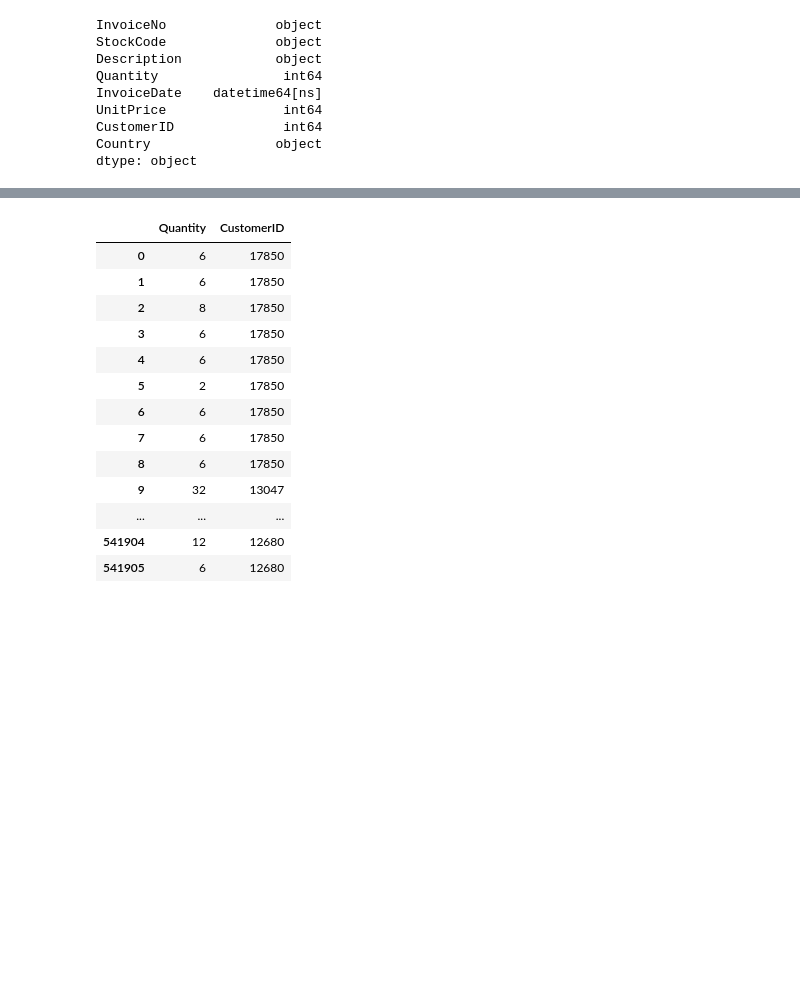
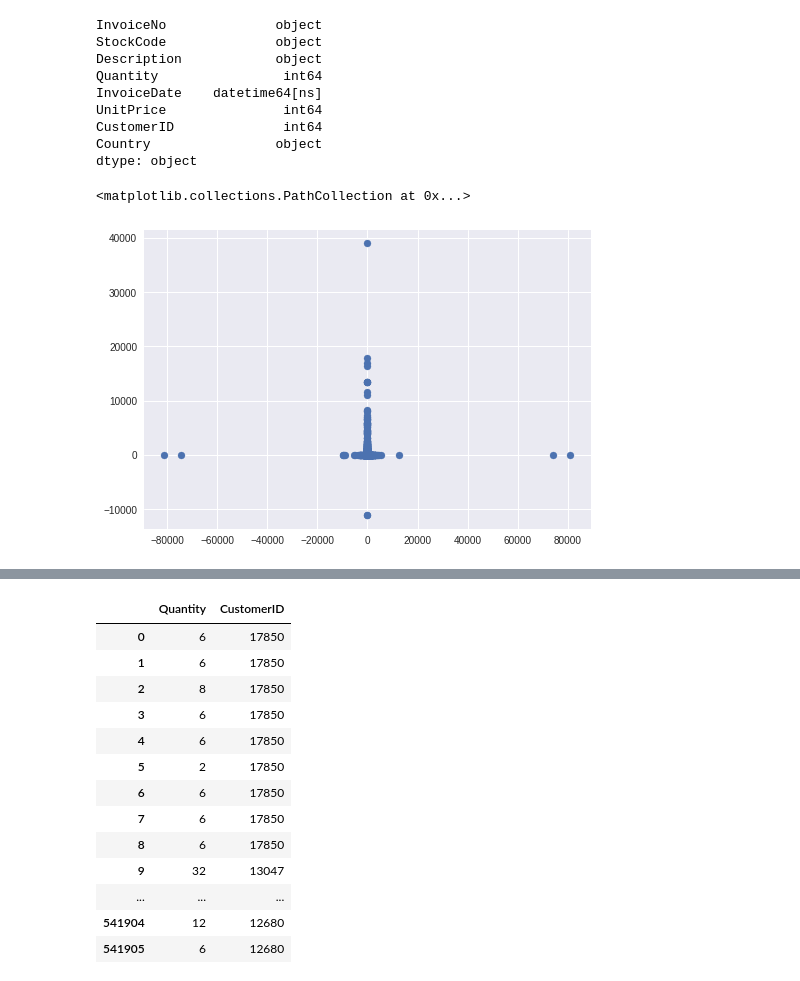
Before and after one commit to anny17/online-retail-dataset, a Jupyter notebook: KNN.ipynb, the cells around one changed output, grey strips where cells are left out. Cells and saved outputs as stored; diff of their text form; code cells hidden in the pictures; blank space fills up the shorter version.

```diff
--- a/KNN.ipynb
+++ b/KNN.ipynb
@@ -148,3 +163,8 @@ dtype: object
 target = d.drop(columns=['InvoiceNo','StockCode','Description','InvoiceDate','Quantity','Country','CustomerID'])
 # %%
 values = d.drop(columns=['InvoiceNo','StockCode','Description','InvoiceDate','UnitPrice','Country'])
+# %%
+plt.scatter(values['Quantity'],target)
+# %% [output]
+<matplotlib.collections.PathCollection at 0x...>
+[figure, added]
```
Also changed, not shown: parts of 5 cells of this notebook.
